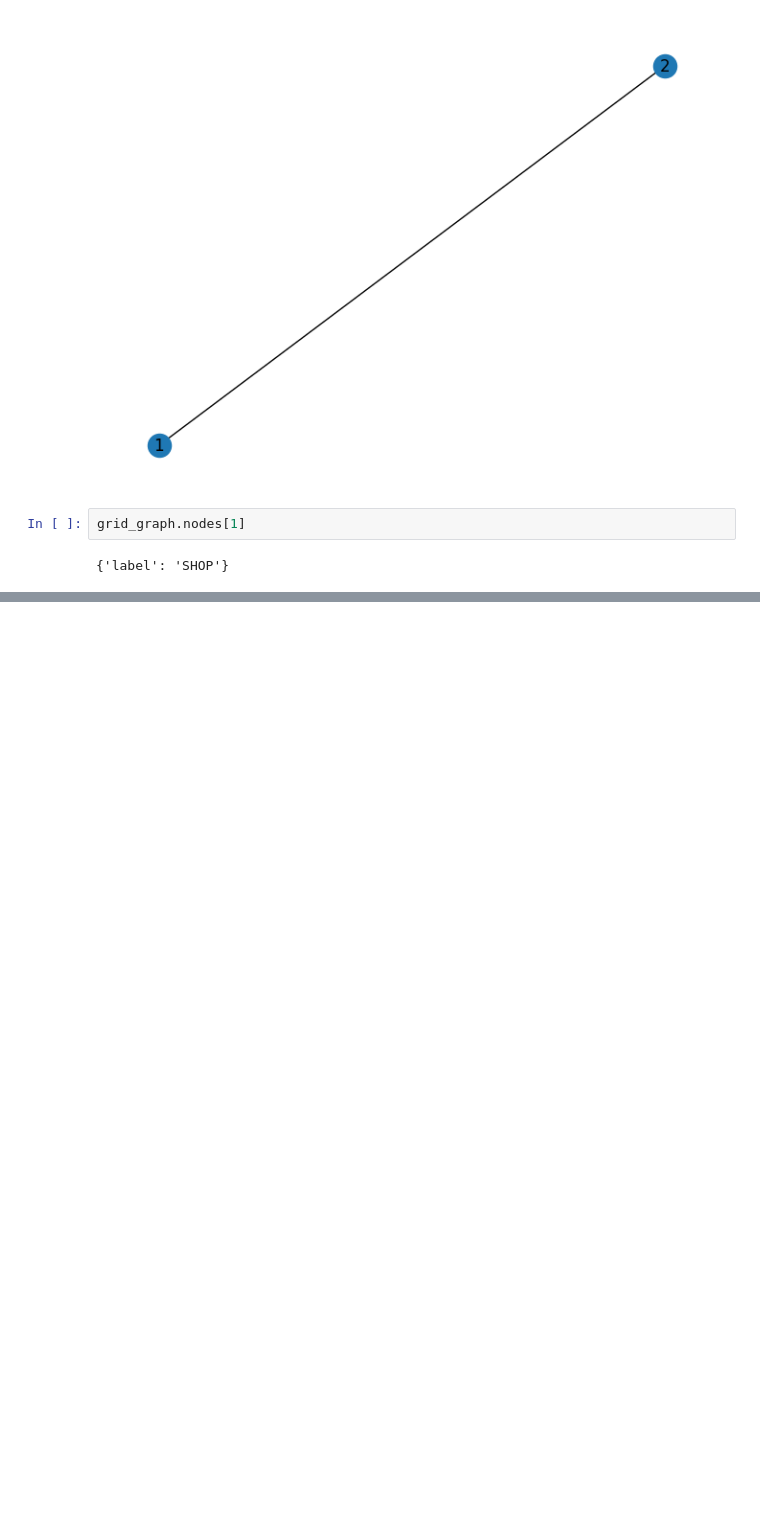
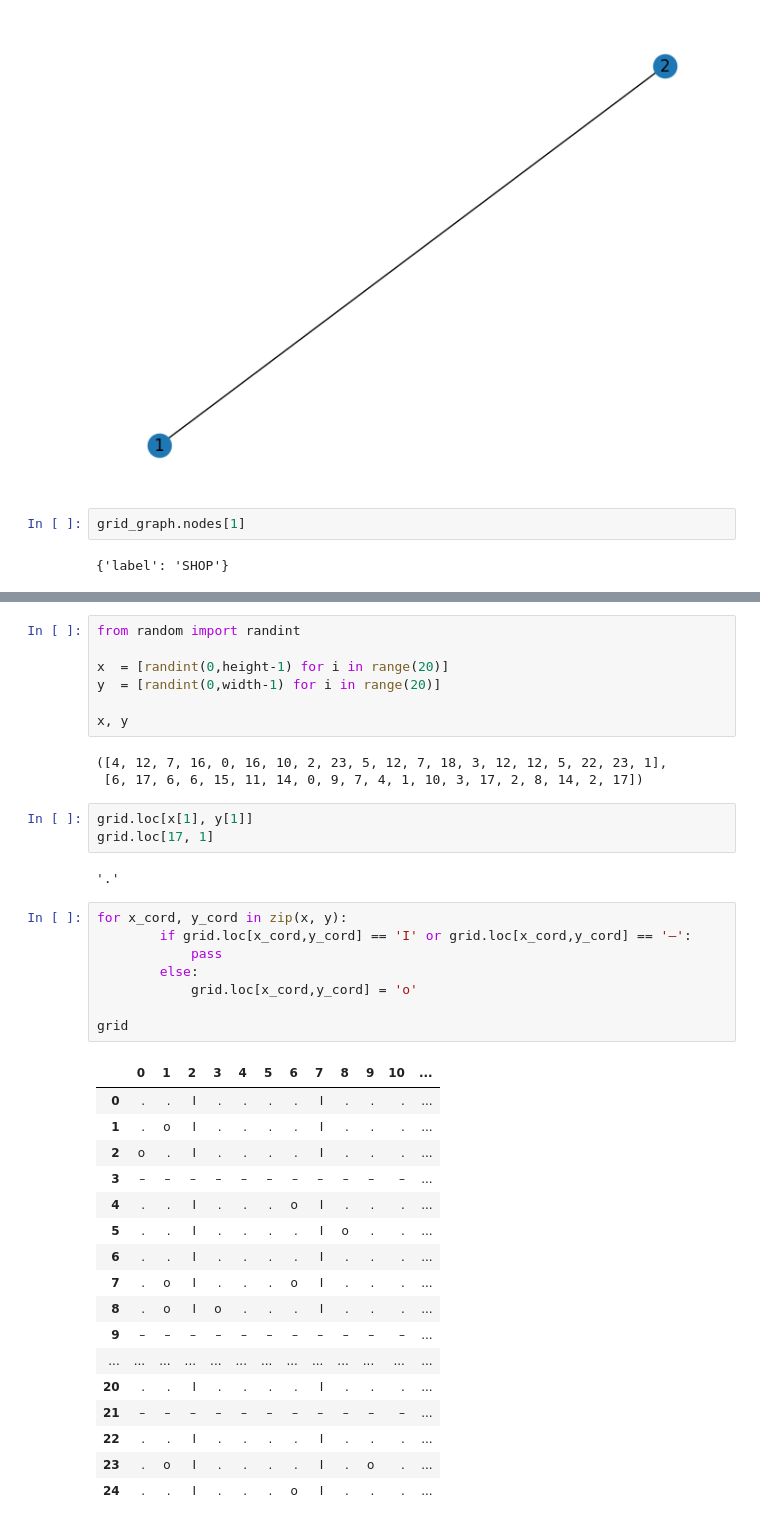
Before and after one commit to jhandstein/mobility-simulation, a Jupyter notebook: exploring.ipynb, the cells around one changed output, grey strips where cells are left out. Cells and saved outputs as stored; diff of their text form; blank space fills up the shorter version.

```diff
--- a/exploring.ipynb
+++ b/exploring.ipynb
@@ -180,0 +297,41 @@ plt.show()
+# %%
+from random import randint
+
+x  = [randint(0,height-1) for i in range(20)]
+y  = [randint(0,width-1) for i in range(20)]
+
+x, y
+# %% [output]
+([4, 12, 7, 16, 0, 16, 10, 2, 23, 5, 12, 7, 18, 3, 12, 12, 5, 22, 23, 1],
+ [6, 17, 6, 6, 15, 11, 14, 0, 9, 7, 4, 1, 10, 3, 17, 2, 8, 14, 2, 17])
+# %%
+grid.loc[x[1], y[1]]
+grid.loc[17, 1]
+# %% [output]
+'.'
+# %%
+for x_cord, y_cord in zip(x, y):
+        if grid.loc[x_cord,y_cord] == 'I' or grid.loc[x_cord,y_cord] == '–':
+            pass
+        else:
+            grid.loc[x_cord,y_cord] = 'o'
+
+grid
+# %% [output]
+|  | 0 | 1 | 2 | 3 | 4 | 5 | 6 | 7 | 8 | 9 | 10 | ... |
+| 0 | . | . | I | . | . | . | . | I | . | . | . | ... |
+| 1 | . | o | I | . | . | . | . | I | . | . | . | ... |
+| 2 | o | . | I | . | . | . | . | I | . | . | . | ... |
+| 3 | – | – | – | – | – | – | – | – | – | – | – | ... |
+| 4 | . | . | I | . | . | . | o | I | . | . | . | ... |
+| 5 | . | . | I | . | . | . | . | I | o | . | . | ... |
+| 6 | . | . | I | . | . | . | . | I | . | . | . | ... |
+| 7 | . | o | I | . | . | . | o | I | . | . | . | ... |
+| 8 | . | o | I | o | . | . | . | I | . | . | . | ... |
+| 9 | – | – | – | – | – | – | – | – | – | – | – | ... |
+| ... | ... | ... | ... | ... | ... | ... | ... | ... | ... | ... | ... | ... |
+| 20 | . | . | I | . | . | . | . | I | . | . | . | ... |
+| 21 | – | – | – | – | – | – | – | – | – | – | – | ... |
+| 22 | . | . | I | . | . | . | . | I | . | . | . | ... |
+| 23 | . | o | I | . | . | . | . | I | . | o | . | ... |
+| 24 | . | . | I | . | . | . | o | I | . | . | . | ... |
```
Also changed, not shown: parts of 18 cells of this notebook.
